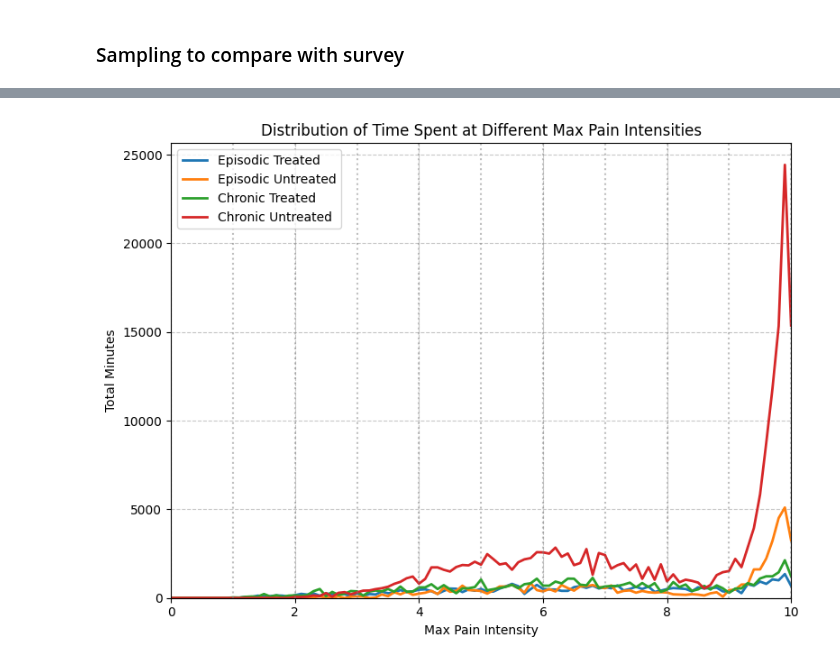
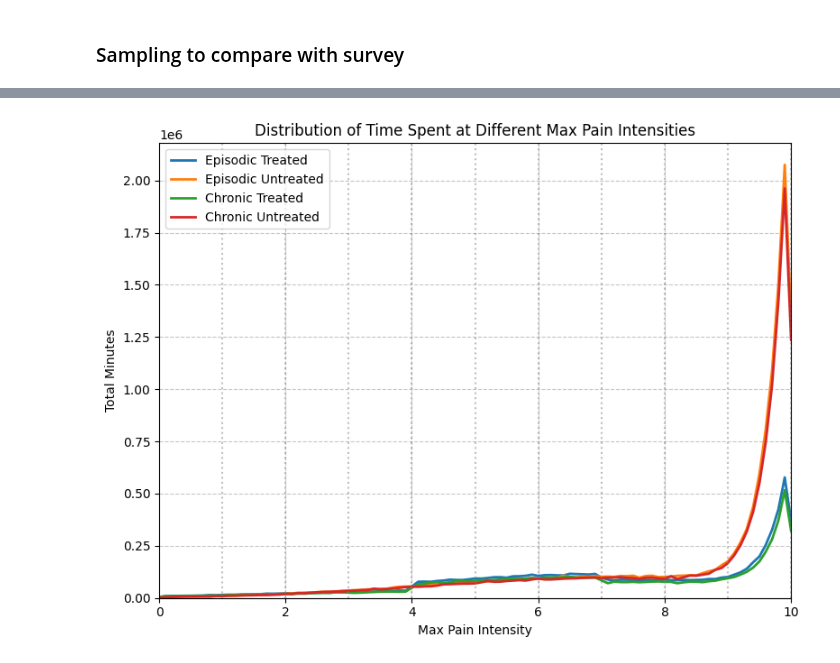
Before and after one commit to aph-research/cluster-headaches, a Jupyter notebook: Cluster headache full model.ipynb, the cells around one changed output, grey strips where cells are left out. Drawn from its saved outputs; the diff is of its cells as text; code cells hidden in the pictures.

```diff
--- a/Cluster headache full model.ipynb
+++ b/Cluster headache full model.ipynb
@@ -600,98 +686,14 @@ Percentage of 10/10 pain: 8.50%
 # %%
-@dataclass
-class Attack:
-    total_duration: int
-    max_intensity: float
-    max_intensity_duration: int
-
-class Patient:
-    def __init__(self, is_chronic, is_treated):
-        self.is_chronic = is_chronic
-        self.is_treated = is_treated
-        self.attacks = []
-        self.generate_profile()
-
-    def generate_profile(self):
-        if self.is_chronic:
-            self.generate_chronic_profile()
-        else:
-            self.generate_episodic_profile()
-        self.pre_generate_attack_characteristics()
-
-    def generate_chronic_profile(self):
-        self.active_days = generate_chronic_active_days()
-        self.attacks_per_day = generate_attacks_per_day(is_chronic=True)
-
-    def generate_episodic_profile(self):
-        self.annual_bouts = generate_annual_bouts()
-        self.bout_durations = self.generate_bout_durations()
-        self.attacks_per_day = generate_attacks_per_day(is_chronic=False)
-
-    def generate_bout_durations(self):
-        # Use the lognormal distribution for bout durations
-        n_bouts = np.ceil(self.annual_bouts)
-        durations = lognorm.rvs(s=optimal_sigma, scale=np.exp(optimal_mu), size=int(n_bouts))
-
-        # Adjust the last bout duration if annual_bouts is not an integer
-        if self.annual_bouts != int(self.annual_bouts):
-            durations[-1] *= (self.annual_bouts - int(self.annual_bouts))
-
-        return [max(1, int(duration * 7)) for duration in durations]  # Convert weeks to days, ensure at least 1 day
-
-    def generate_year_of_attacks(self):
-        self.attacks = []
-        total_attacks = 0
-        if self.is_chronic:
-            for day in range(min(365, self.active_days)):
-                total_attacks += self.generate_day_attacks()
-        else:
-            for duration in self.bout_durations:
-                for day in range(duration):
-                    total_attacks += self.generate_day_attacks()
-        return total_attacks
-
-    def generate_day_attacks(self):
-        daily_attacks = 0
-        for _ in range(self.attacks_per_day):
-            total_duration, max_intensity, max_intensity_duration = self.get_next_attack_characteristics()
-            self.attacks.append(Attack(total_duration, max_intensity, max_intensity_duration))
-            daily_attacks += 1
-        return daily_attacks
-
-    # Mostly to speed up the simulations
-    def pre_generate_attack_characteristics(self):
-        n = 1000
-        self.total_durations = generate_attack_duration(self.is_chronic, self.is_treated, size=n)
-        self.max_intensities = generate_max_pain_intensity(self.is_treated, size=n)
-        self.max_intensity_durations = [generate_max_intensity_duration(d) for d in self.total_durations]
-        self.characteristic_index = 0
-
-    def get_next_attack_characteristics(self):
-        if self.characteristic_index >= len(self.total_durations):
-            self.pre_generate_attack_characteristics()
-        total_duration = self.total_durations[self.characteristic_index]
-        max_intensity = self.max_intensities[self.characteristic_index]
-        max_intensity_duration = self.max_intensity_durations[self.characteristic_index]
-        self.characteristic_index += 1
-        return total_duration, max_intensity, max_intensity_duration
-
-    def calculate_intensity_minutes(self):
-        intensity_minutes = {}
-        for attack in self.attacks:
-            intensity = round(attack.max_intensity, 1)  # Round to nearest 0.1
-            intensity_minutes[intensity] = intensity_minutes.get(intensity, 0) + attack.max_intensity_duration
-        return intensity_minutes
-
-fraction_of_patients_to_simulate = .0005
+fraction_of_patients_to_simulate = .001
 n_episodic_treated = int(ch_groups['Episodic Treated'] * fraction_of_patients_to_simulate)
 n_episodic_untreated = int(ch_groups['Episodic Untreated'] * fraction_of_patients_to_simulate)
 n_chronic_treated = int(ch_groups['Chronic Treated'] * fraction_of_patients_to_simulate)
 n_chronic_untreated = int(ch_groups['Chronic Untreated'] * fraction_of_patients_to_simulate)
 
-n_episodic_treated = 5
-n_episodic_untreated = 5
-n_chronic_treated = 5
-n_chronic_untreated = 5
+#n_episodic_treated = 5
+#n_episodic_untreated = 5
+#n_chronic_treated = 5
+#n_chronic_untreated = 5
 
 def generate_population(n_episodic_treated, n_episodic_untreated, n_chronic_treated, n_chronic_untreated):
     population = []
@@ -779 +781 @@ Chronic Untreated: N=5
-[figure, old version]
+[figure, new version]
```
Also changed, not shown: parts of 10 cells of this notebook, 1 other file.
